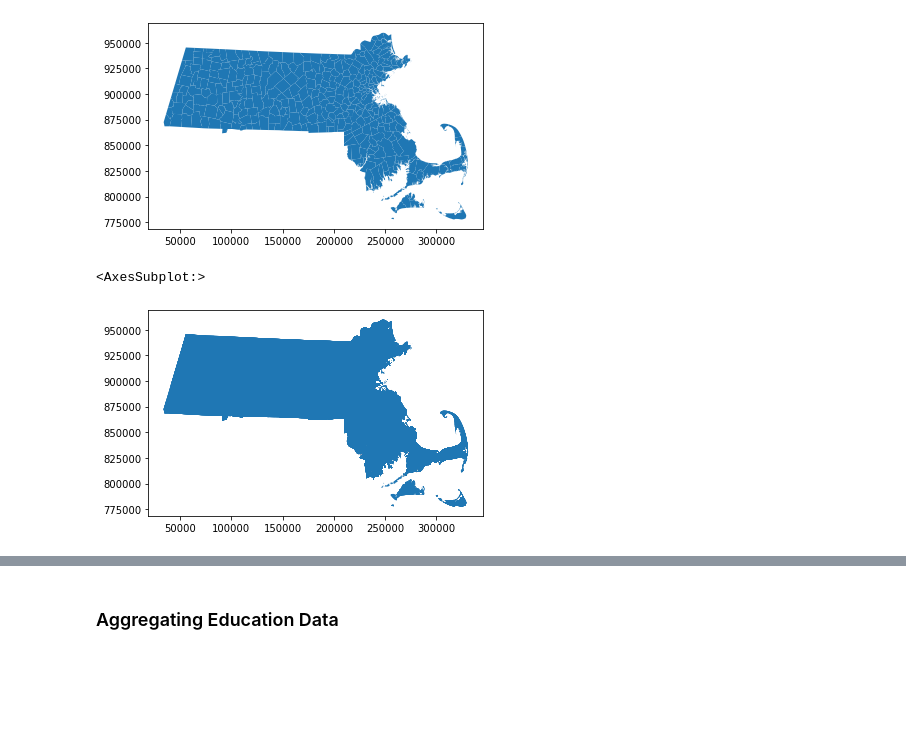
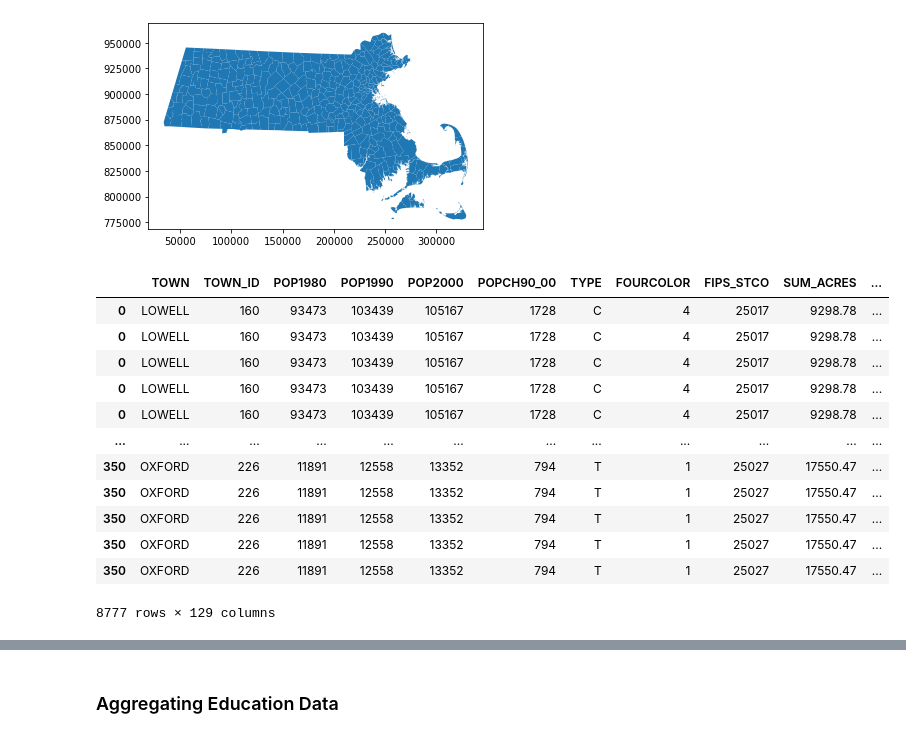
Before and after one commit to ghostpress/ee509-project, a Jupyter notebook: code/processing/dataProcNotebook.ipynb, the cells around one changed output, grey strips where cells are left out. Drawn from its saved outputs; the diff is of its cells as text; code cells hidden in the pictures; blank space fills up the shorter version.

```diff
--- a/code/processing/dataProcNotebook.ipynb
+++ b/code/processing/dataProcNotebook.ipynb
@@ -119,7 +175,18 @@ municip_shp.plot()
 # %%
-ed_municip_shp2 = gpd.sjoin(municip_shp, ed_shp.to_crs('EPSG:26986'), how='left')
-
-ed_municip_shp2.plot()
+ed_municip_shp2 = gpd.sjoin(municip_shp, ed_calcs, how='left')
-# %% [output]
-<AxesSubplot:>
-[figure, removed]
+# %%
+ed_municip_shp2
+# %% [output]
+|  | TOWN | TOWN_ID | POP1980 | POP1990 | POP2000 | POPCH90_00 | TYPE | FOURCOLOR | FIPS_STCO | SUM_ACRES | ... |
+| 0 | LOWELL | 160 | 93473 | 103439 | 105167 | 1728 | C | 4 | 25017 | 9298.78 | ... |
+| 0 | LOWELL | 160 | 93473 | 103439 | 105167 | 1728 | C | 4 | 25017 | 9298.78 | ... |
+| 0 | LOWELL | 160 | 93473 | 103439 | 105167 | 1728 | C | 4 | 25017 | 9298.78 | ... |
+| 0 | LOWELL | 160 | 93473 | 103439 | 105167 | 1728 | C | 4 | 25017 | 9298.78 | ... |
+| 0 | LOWELL | 160 | 93473 | 103439 | 105167 | 1728 | C | 4 | 25017 | 9298.78 | ... |
+| ... | ... | ... | ... | ... | ... | ... | ... | ... | ... | ... | ... |
+| 350 | OXFORD | 226 | 11891 | 12558 | 13352 | 794 | T | 1 | 25027 | 17550.47 | ... |
+| 350 | OXFORD | 226 | 11891 | 12558 | 13352 | 794 | T | 1 | 25027 | 17550.47 | ... |
+| 350 | OXFORD | 226 | 11891 | 12558 | 13352 | 794 | T | 1 | 25027 | 17550.47 | ... |
+| 350 | OXFORD | 226 | 11891 | 12558 | 13352 | 794 | T | 1 | 25027 | 17550.47 | ... |
+| 350 | OXFORD | 226 | 11891 | 12558 | 13352 | 794 | T | 1 | 25027 | 17550.47 | ... |
+8777 rows × 129 columns
```
Also changed, not shown: parts of 7 cells of this notebook, 1 other file.
